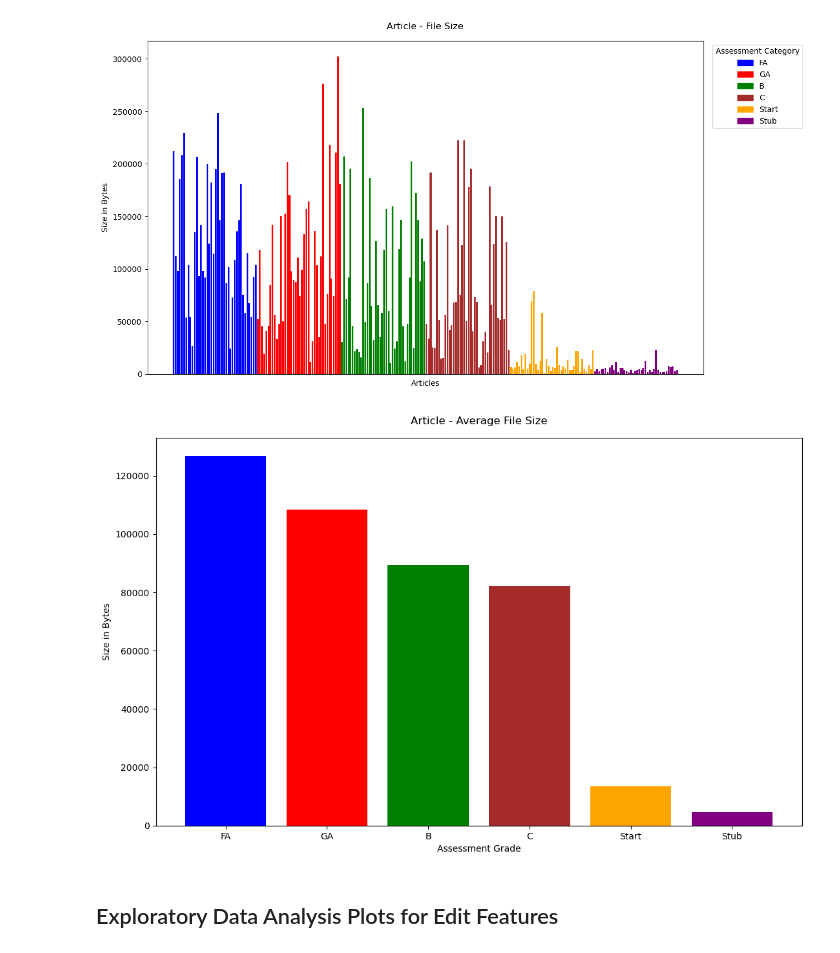
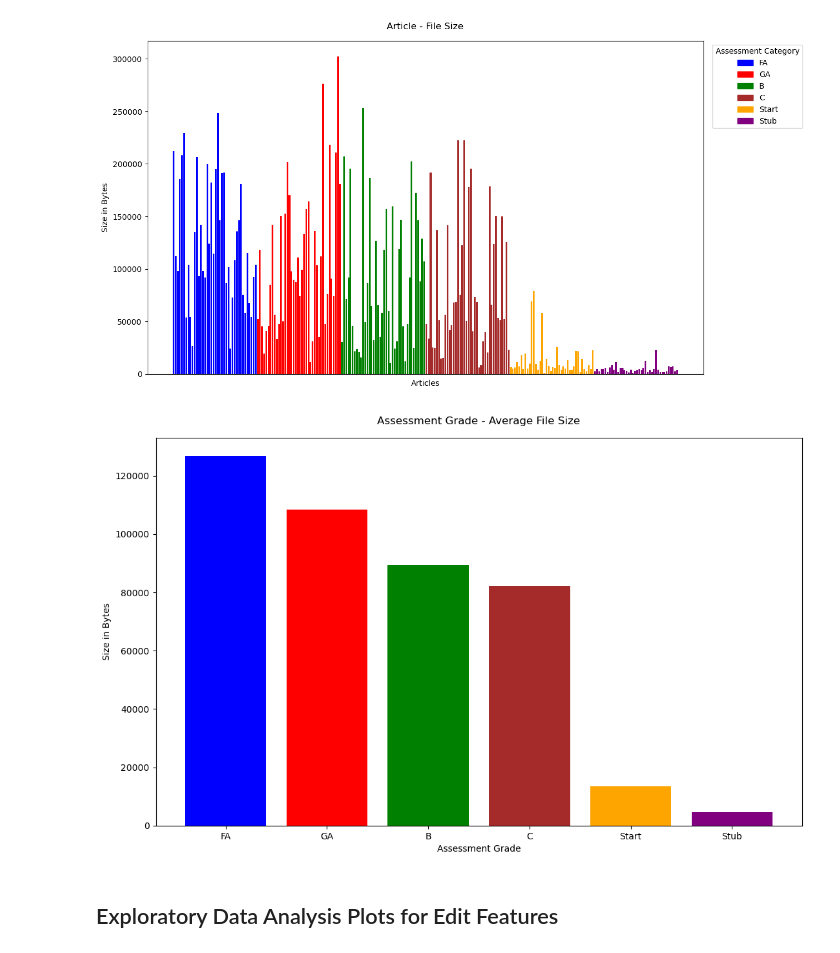
Before and after one commit to KevinGonzalez1112/K1840988-Dissertation-Repo, a Jupyter notebook: Jupyter-Notebooks/Experiment_3.ipynb, the cells around one changed output. Drawn from its saved outputs; the diff is of its cells as text; code cells hidden in the pictures.

```diff
--- a/Jupyter-Notebooks/Experiment_3.ipynb
+++ b/Jupyter-Notebooks/Experiment_3.ipynb
@@ -249,35 +249,35 @@ col = []
 for value in file_size_pt_sorted.index:
     if value == 'FA':
         col.append('blue')
     if value == 'GA':
         col.append('red')
     if value == 'B':
         col.append('green')
     if value == 'C':
         col.append('brown')
     if value == 'Start':
         col.append('orange')
     if value == 'Stub':
         col.append('purple')
 
 # Plotting Graph
 
 fig = plt.figure(figsize = (10, 6))
 ax = fig.add_axes([0, 0, 1, 1])
 
 ax.bar(file_size_pt_sorted.index, file_size_pt_sorted['Size in Bytes'], color = col)
 
 # Setting all Labels
 
-ax.set_title("Article - Average File Size", pad = 15)
+ax.set_title("Assessment Grade - Average File Size", pad = 15)
 ax.set_xlabel("Assessment Grade")
 ax.set_ylabel("Size in Bytes")
 
 # Saving the graph for use in Report
 
 plt.savefig('AverageFileSize.png', bbox_inches = 'tight')
 # %% [output]
-[figure, old version]
+[figure, new version]
 # %% [markdown]
 ## Exploratory Data Analysis Plots for Edit Features
 # %% [markdown]
```
Also changed, not shown: parts of 15 cells of this notebook, 2 other files.
